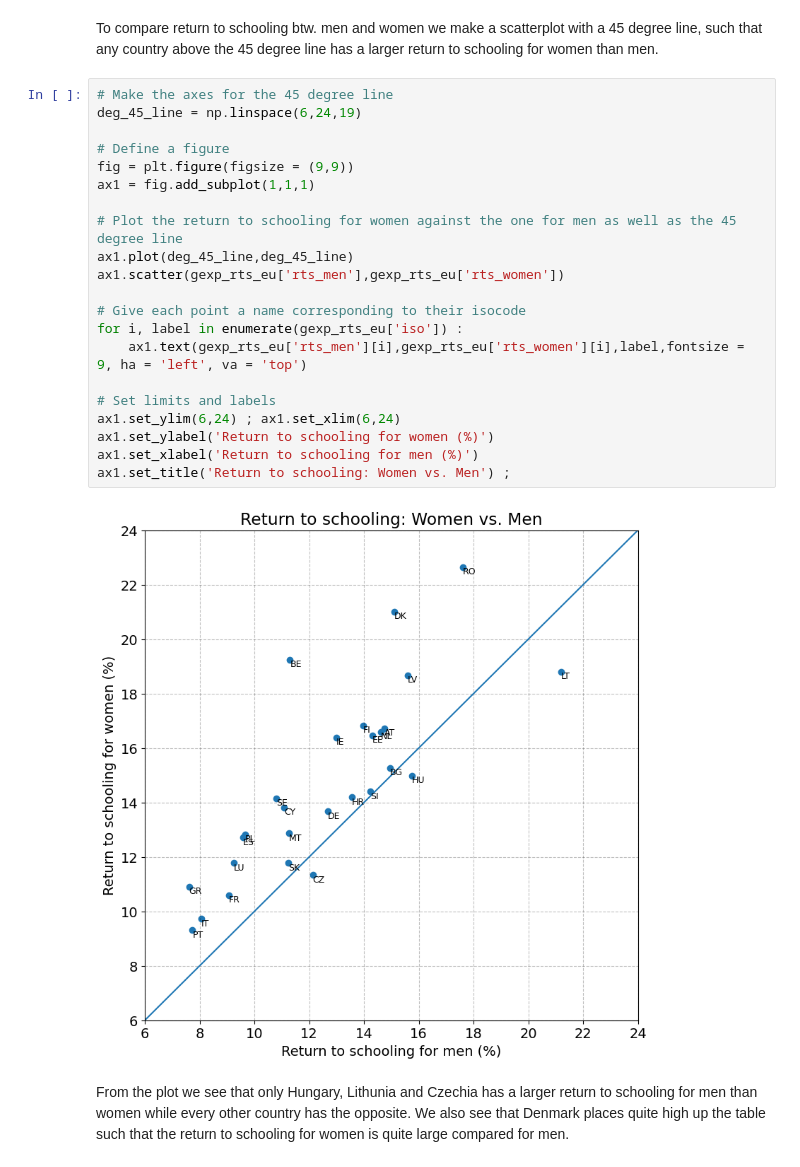
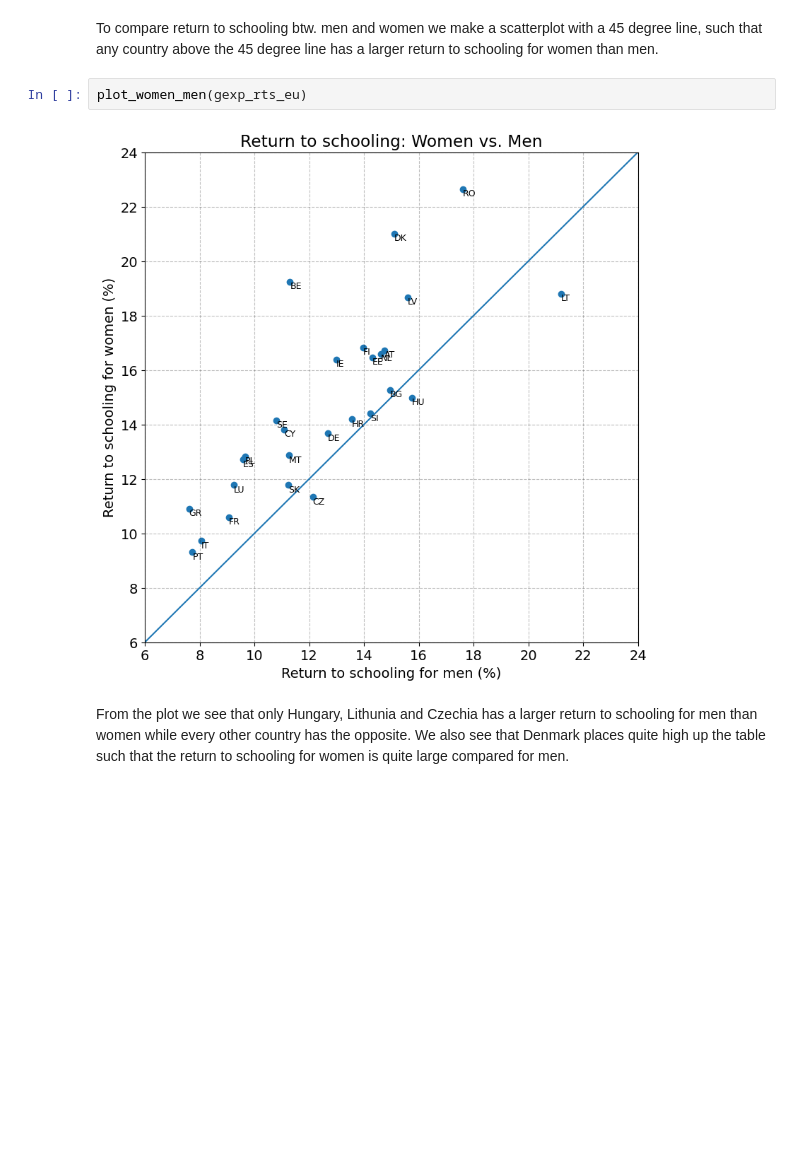
Before and after one commit to NumEconCopenhagen/projects-2024-flation, a Jupyter notebook: dataproject/dataproject.ipynb, the cells around one changed output. Saved outputs shown, nothing was run; the diff lists cells and outputs as text; blank space fills up the shorter version.

```diff
--- a/dataproject/dataproject.ipynb
+++ b/dataproject/dataproject.ipynb
@@ -192,29 +90,10 @@ From the chart we see that the country with the smallest return to schooling is
 # Analyzing data: Return schooling differences for men and women
 # %% [markdown]
 To compare return to schooling btw. men and women we make a scatterplot with a 45 degree line, such that any country above the 45 degree line has a larger return to schooling for women than men.
-# %%
-# Make the axes for the 45 degree line
-deg_45_line = np.linspace(6,24,19)
-
-# Define a figure
-fig = plt.figure(figsize = (9,9))
-ax1 = fig.add_subplot(1,1,1)
-
-# Plot the return to schooling for women against the one for men as well as the 45 degree line
-ax1.plot(deg_45_line,deg_45_line)
-ax1.scatter(gexp_rts_eu['rts_men'],gexp_rts_eu['rts_women'])
-
-# Give each point a name corresponding to their isocode
-for i, label in enumerate(gexp_rts_eu['iso']) :
-    ax1.text(gexp_rts_eu['rts_men'][i],gexp_rts_eu['rts_women'][i],label,fontsize = 9, ha = 'left', va = 'top')
-
-# Set limits and labels
-ax1.set_ylim(6,24) ; ax1.set_xlim(6,24)
-ax1.set_ylabel('Return to schooling for women (%)')
-ax1.set_xlabel('Return to schooling for men (%)')
-ax1.set_title('Return to schooling: Women vs. Men') ;
-# %% [output]
-[figure, removed]
+# %%
+plot_women_men(gexp_rts_eu)
+# %% [output]
+[figure, added]
 # %% [markdown]
 From the plot we see that only Hungary, Lithunia and Czechia has a larger return to schooling for men than women while every other country has the opposite. We also see that Denmark places quite high up the table such that the return to schooling for women is quite large compared for men.
 # %% [markdown]
```
Also changed, not shown: parts of 12 cells of this notebook, 2 other files.
